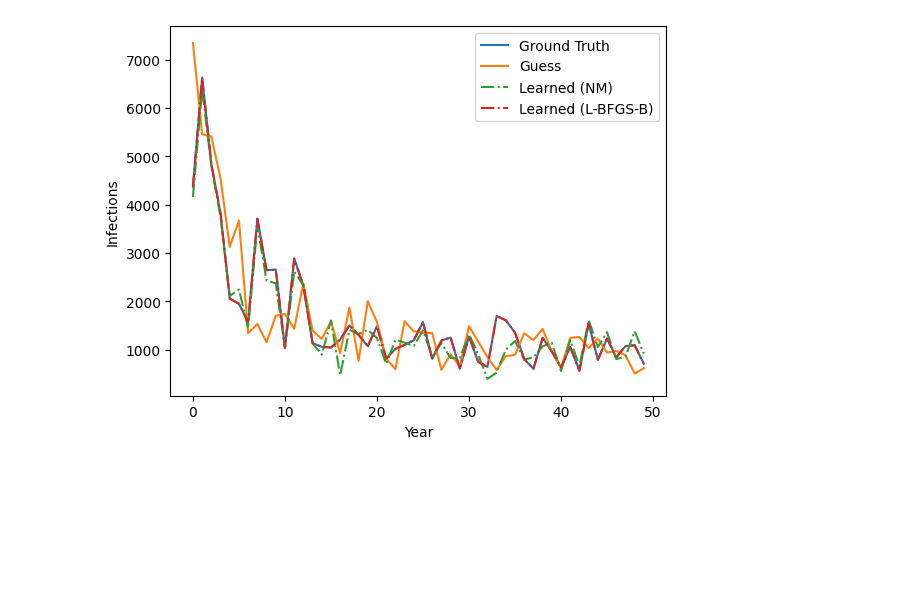
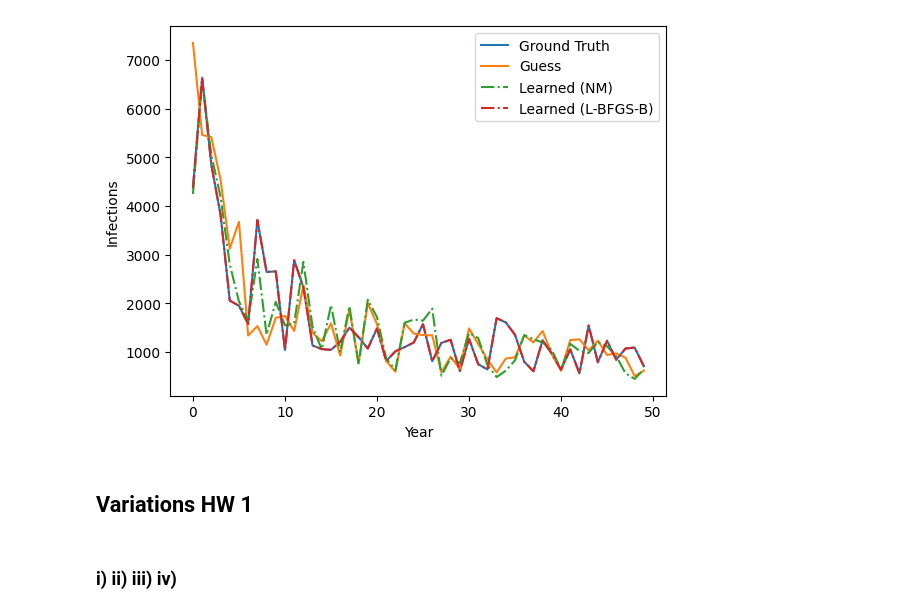
Before and after one commit to hunter-lybbert/uw-central, a Jupyter notebook: disease_dynamics/hw_01/hw01.ipynb, the cells around one changed output. Cells and saved outputs as stored; diff of their text form; code cells hidden in the pictures; blank space fills up the shorter version.

```diff
--- a/disease_dynamics/hw_01/hw01.ipynb
+++ b/disease_dynamics/hw_01/hw01.ipynb
@@ -68,20 +221,30 @@ infections_by_year_gt = SI_out[:NUM_YEARS, :MAX_AGE, 2].sum(axis=1)
+# %%
+lambda_by_year_gt = np.random.uniform(0.05, 0.15, NUM_YEARS)
+config_gt = prepare_catalytic_model_config(
+    lambda_variation_method=LambdaVariationMethod.YEAR,
+    lambda_variation_params=lambda_by_year_gt,
+)
+si_out_gt = catalytic_model(config_gt)
 # %%
 initial_guess = np.random.uniform(0.05, 0.15, NUM_YEARS)
-SI_out_guess = deterministic_catalytic_model(lambda_by_year=initial_guess)
-infections_by_year_guess = SI_out_guess[:NUM_YEARS, :MAX_AGE, 2].sum(axis=1)
+config_guess = prepare_catalytic_model_config(
+    lambda_variation_method=LambdaVariationMethod.YEAR,
+    lambda_variation_params=initial_guess,
+)
+si_out_guess = catalytic_model(config_guess)
 # %%
 results_nm = minimize(
     objective_function,
     x0=initial_guess,
-    args=(infections_by_year_gt,),
+    args=(LambdaVariationMethod.YEAR, si_out_gt,),
     method="Nelder-Mead",
-    options={"maxiter": 10000},
+    options={"maxiter": 1000},
 )
 
 results_bfgs = minimize(
     objective_function,
     x0=np.ones(NUM_YEARS) * 0.1,
-    args=(infections_by_year_gt,),
+    args=(LambdaVariationMethod.YEAR, si_out_gt,),
     method="L-BFGS-B",
     bounds=[(0.01, 0.25)] * NUM_YEARS,
     options={"maxiter": 100},
@@ -94,11 +252,26 @@ infections_by_year_bfgs_res = bfgs_lambda_si_out[:NUM_YEARS, :MAX_AGE, 2].sum(ax
+# %%
+config_nm = prepare_catalytic_model_config(
+    lambda_variation_method=LambdaVariationMethod.YEAR,
+    lambda_variation_params=results_nm.x,
+)
+config_bfgs = prepare_catalytic_model_config(
+    lambda_variation_method=LambdaVariationMethod.YEAR,
+    lambda_variation_params=results_bfgs.x,
+)
+nm_lambda_si_out = catalytic_model(config_nm)
+bfgs_lambda_si_out = catalytic_model(config_bfgs)
 # %%
-plt.plot(infections_by_year_gt, label="Ground Truth")
-plt.plot(infections_by_year_guess, label="Guess")
-plt.plot(infections_by_year_nm_res, '-.', label="Learned (NM)")
-plt.plot(infections_by_year_bfgs_res, '-.', label="Learned (L-BFGS-B)")
+plt.plot(get_infections_by_year(si_out_gt), label="Ground Truth")
+plt.plot(get_infections_by_year(si_out_guess), label="Guess")
+plt.plot(get_infections_by_year(nm_lambda_si_out), '-.', label="Learned (NM)")
+plt.plot(get_infections_by_year(bfgs_lambda_si_out), '-.', label="Learned (L-BFGS-B)")
 plt.ylabel("Infections")
 plt.xlabel("Year")
 plt.legend()
 plt.show()
 # %% [output]
-[figure, old version]
+[figure, new version]
+# %% [markdown]
+## Variations HW 1
+# %% [markdown]
+### i) ii) iii) iv)
```
Also changed, not shown: parts of 20 cells of this notebook, 1 other file.
